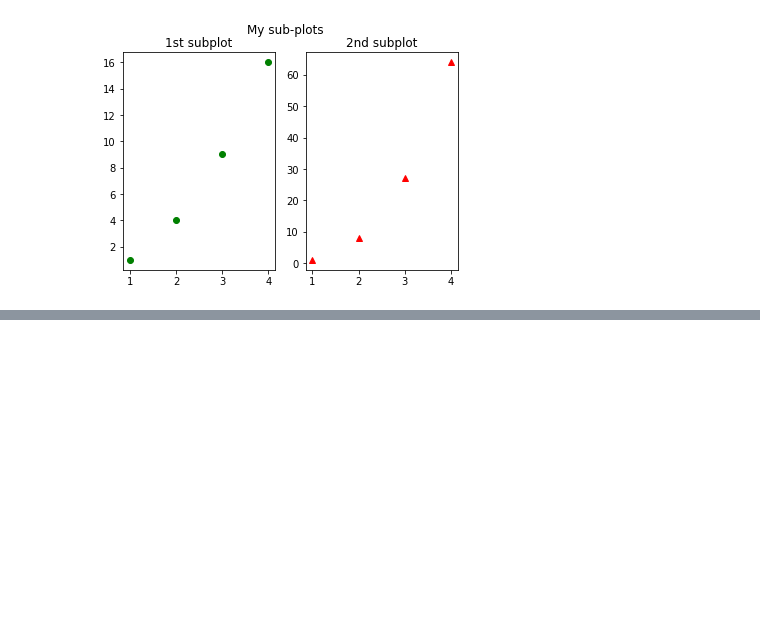
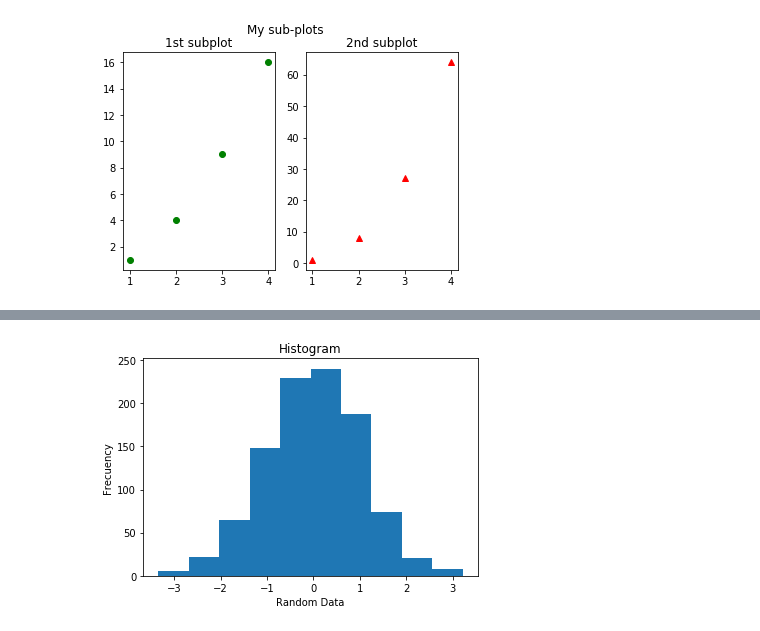
Before and after one commit to marlenisVampy/Diplomado, a Jupyter notebook: MultiplePlotsExample.ipynb, the cells around one changed output, grey strips where cells are left out. Cells and saved outputs as stored; diff of their text form; code cells hidden in the pictures; blank space fills up the shorter version.

```diff
--- a/MultiplePlotsExample.ipynb
+++ b/MultiplePlotsExample.ipynb
@@ -29,0 +74,9 @@ plt.show()
+# %%
+x = np.random.randn(1000)
+plt.title("Histogram")
+plt.xlabel("Random Data")
+plt.ylabel("Frecuency")
+plt.hist(x,10)
+plt.show()
+# %% [output]
+[figure, added]
```
Also changed, not shown: parts of 5 cells of this notebook.
